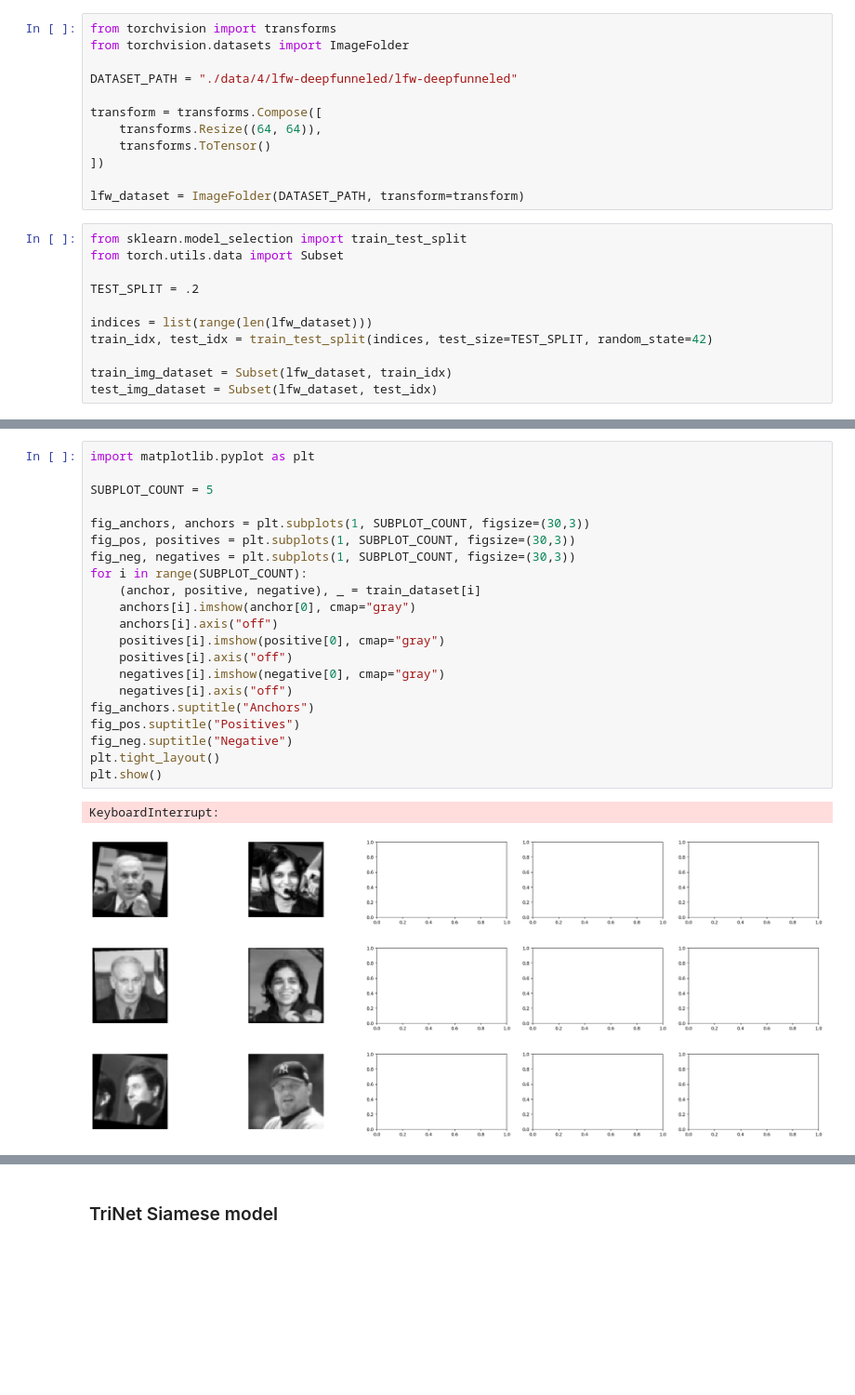
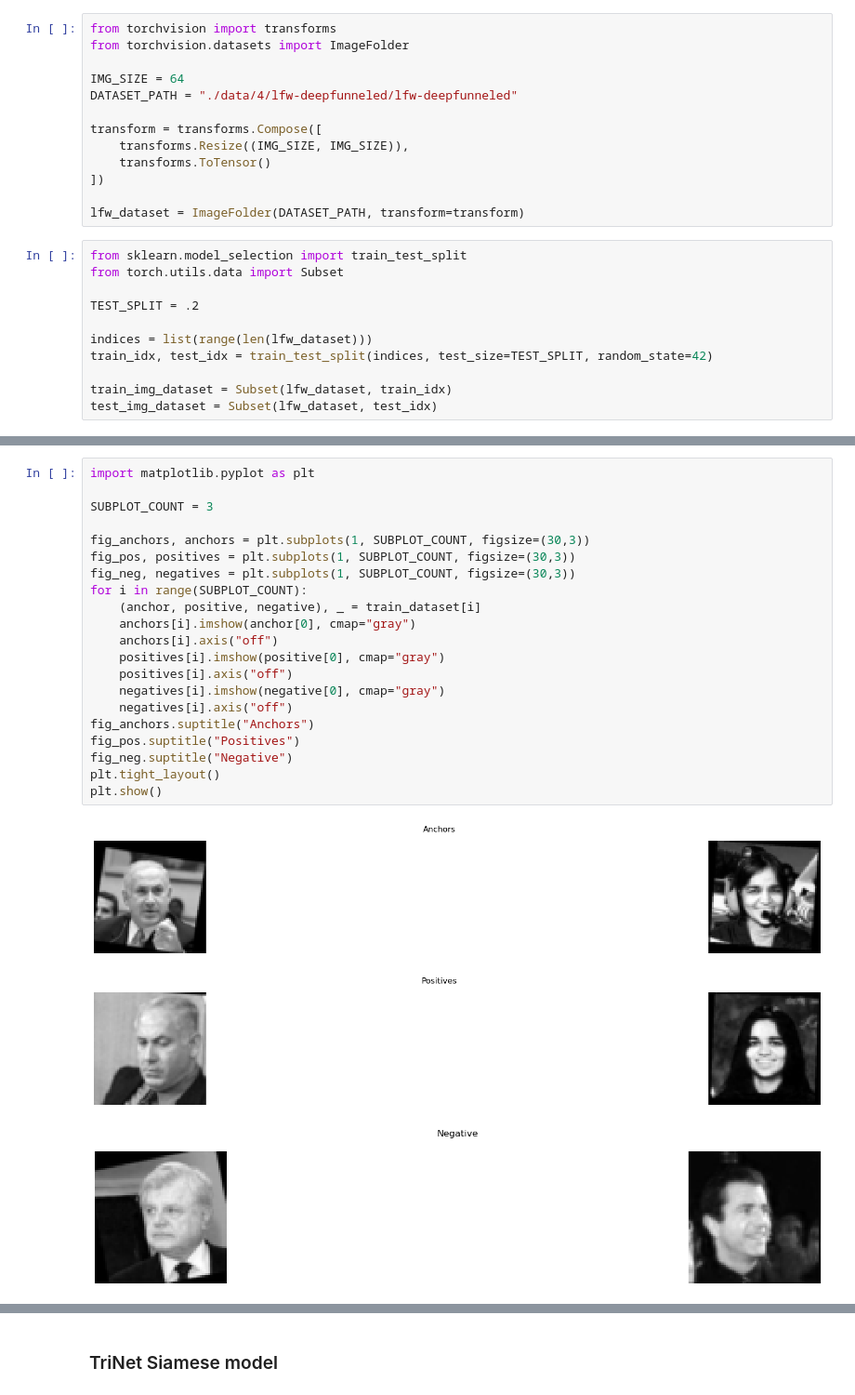
Before and after one commit to kel16/CudaLabTasksSS25, a Jupyter notebook: Session6/Solution6.ipynb, the cells around one changed output, grey strips where cells are left out. Shown: that part at 93% size. Cells and saved outputs as stored; diff of their text form; blank space fills up the shorter version.

```diff
--- a/Session6/Solution6.ipynb
+++ b/Session6/Solution6.ipynb
@@ -53,10 +53,11 @@ os.makedirs(BASE_LOG_DIR, exist_ok=True)
 from torchvision import transforms
 from torchvision.datasets import ImageFolder
 
+IMG_SIZE = 64
 DATASET_PATH = "./data/4/lfw-deepfunneled/lfw-deepfunneled"
 
 transform = transforms.Compose([
-    transforms.Resize((64, 64)),
+    transforms.Resize((IMG_SIZE, IMG_SIZE)),
     transforms.ToTensor()
 ])
 
@@ -80,26 +81,25 @@ train_dataset = TripletDataset(train_img_dataset)
 # %%
 import matplotlib.pyplot as plt
 
-SUBPLOT_COUNT = 5
+SUBPLOT_COUNT = 3
 
 fig_anchors, anchors = plt.subplots(1, SUBPLOT_COUNT, figsize=(30,3))
 fig_pos, positives = plt.subplots(1, SUBPLOT_COUNT, figsize=(30,3))
 fig_neg, negatives = plt.subplots(1, SUBPLOT_COUNT, figsize=(30,3))
 for i in range(SUBPLOT_COUNT):
     (anchor, positive, negative), _ = train_dataset[i]
     anchors[i].imshow(anchor[0], cmap="gray")
     anchors[i].axis("off")
     positives[i].imshow(positive[0], cmap="gray")
     positives[i].axis("off")
     negatives[i].imshow(negative[0], cmap="gray")
     negatives[i].axis("off")
 fig_anchors.suptitle("Anchors")
 fig_pos.suptitle("Positives")
 fig_neg.suptitle("Negative")
 plt.tight_layout()
 plt.show()
 # %% [output]
-KeyboardInterrupt:
-[figure, old version]
+[figure, new version]
-[figure, old version]
+[figure, new version]
-[figure, old version]
+[figure, new version]
```
Also changed, not shown: parts of 12 cells of this notebook, 9 other files.
